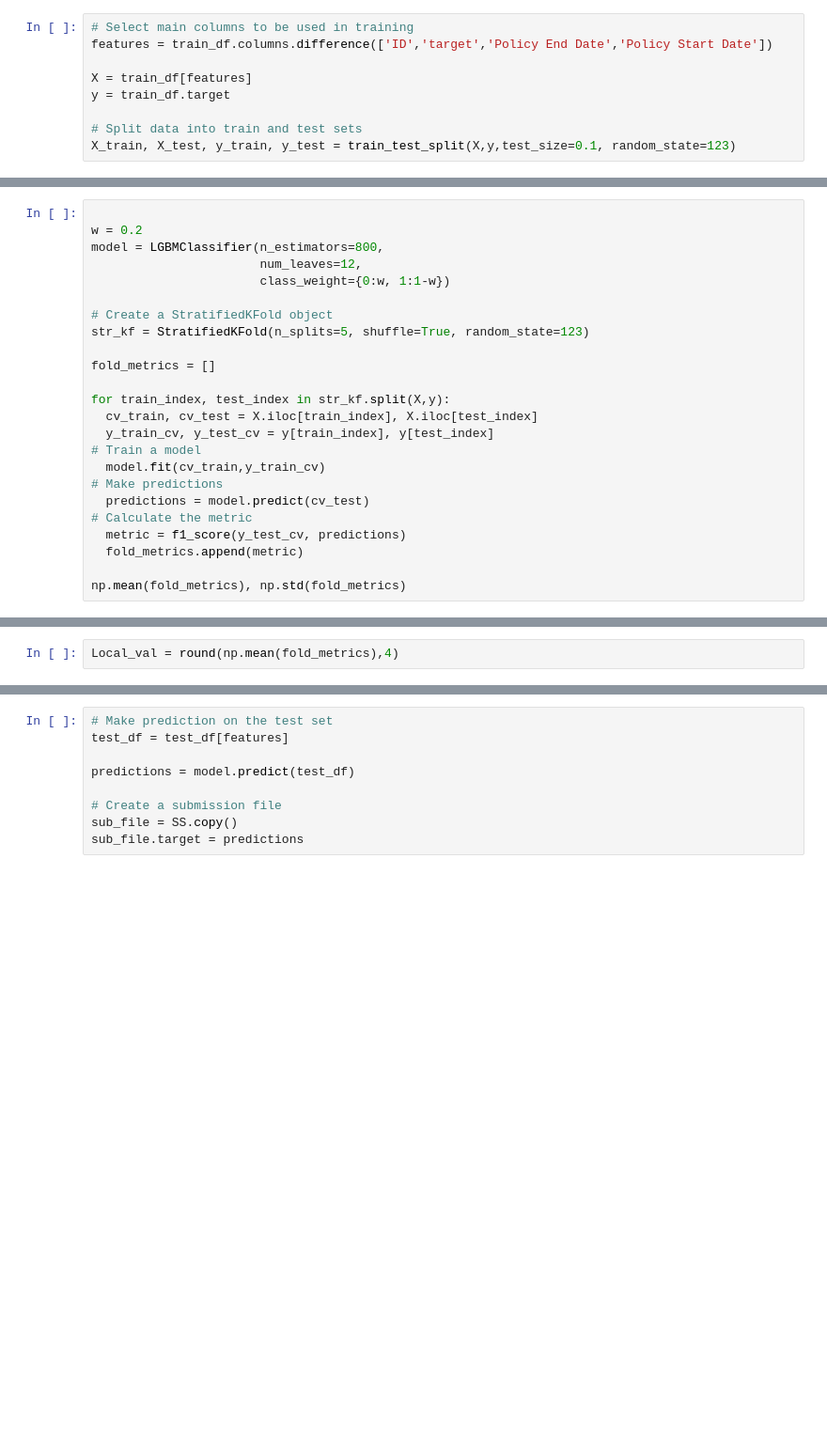
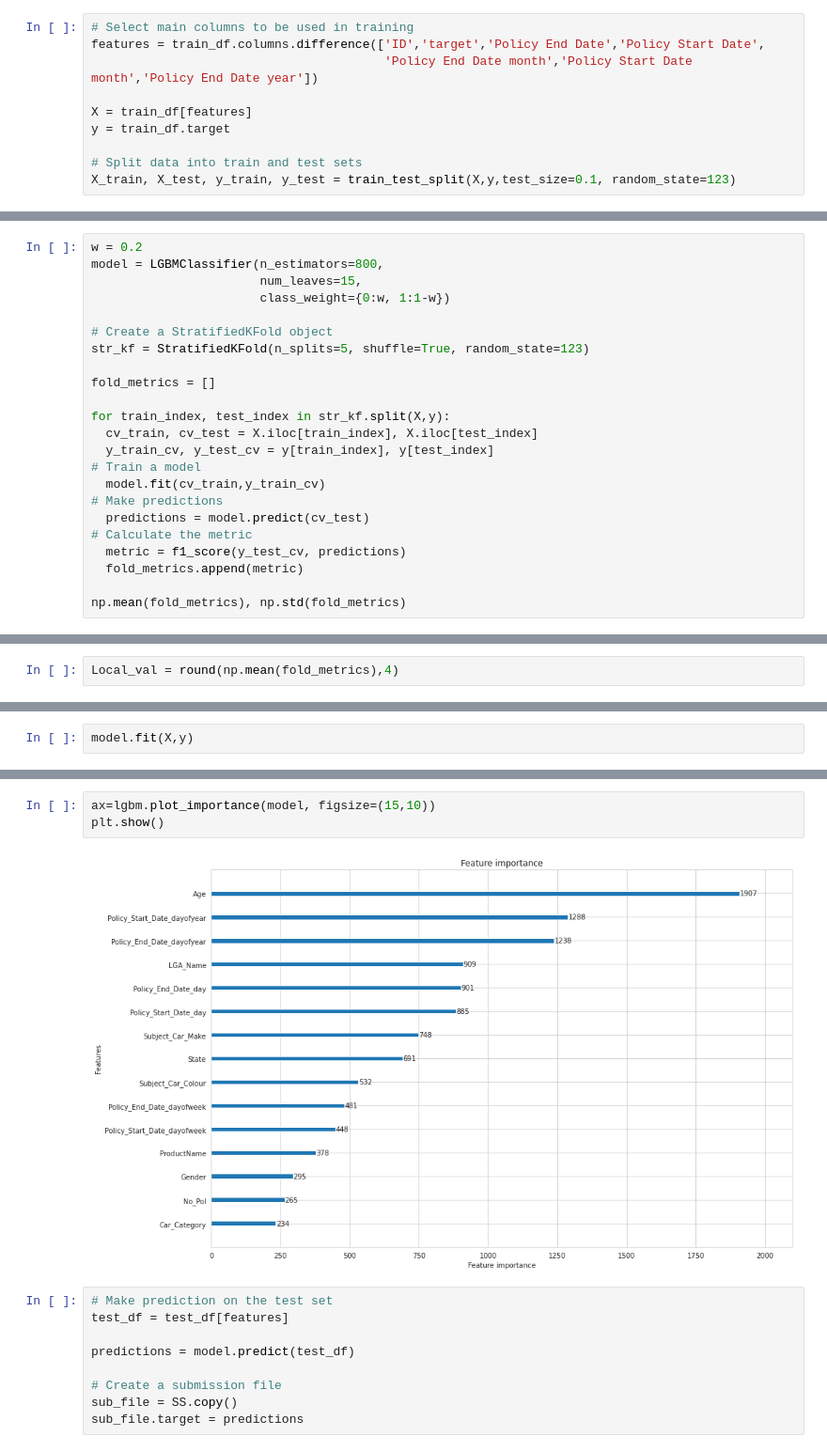
Before and after one commit to Houssem23x/IndabaX-Ghana-AutoInland-Vehicle-Insurance-Claim, a Jupyter notebook: IndabaX Ghana AutoInland Vehicle Insurance Claim.ipynb, the cells around one changed output, grey strips where cells are left out. Shown at 94% size. Saved outputs shown, nothing was run; the diff lists cells and outputs as text; blank space fills up the shorter version.

```diff
--- a/IndabaX Ghana AutoInland Vehicle Insurance Claim.ipynb
+++ b/IndabaX Ghana AutoInland Vehicle Insurance Claim.ipynb
@@ -223,7 +373,8 @@ train_df.shape, test_df.shape
 ((12079, 23), (1202, 23))
 # %%
 # Select main columns to be used in training
-features = train_df.columns.difference(['ID','target','Policy End Date','Policy Start Date'])
+features = train_df.columns.difference(['ID','target','Policy End Date','Policy Start Date',
+                                        'Policy End Date month','Policy Start Date month','Policy End Date year'])
 
 X = train_df[features]
 y = train_df.target
@@ -235,10 +386,9 @@ train_df[train_df['target']==0].shape[0]/train_df.shape[0]
 # %% [output]
 0.8795430085271959
 # %%
-
 w = 0.2
 model = LGBMClassifier(n_estimators=800,
-                       num_leaves=12,
+                       num_leaves=15,
                        class_weight={0:w, 1:1-w})
 
 # Create a StratifiedKFold object
@@ -296,0 +415,2 @@ ax.set_xticklabels(ax.get_xticklabels(),rotation=90)
+# %%
+model.fit(X,y)
@@ -297,3 +425,8 @@ ax.set_xticklabels(ax.get_xticklabels(),rotation=90)
+# %%
+ax=lgbm.plot_importance(model, figsize=(15,10))
+plt.show()
+# %% [output]
+[figure, added]
 # %%
 # Make prediction on the test set
 test_df = test_df[features]
```
Also changed, not shown: parts of 38 cells of this notebook.
